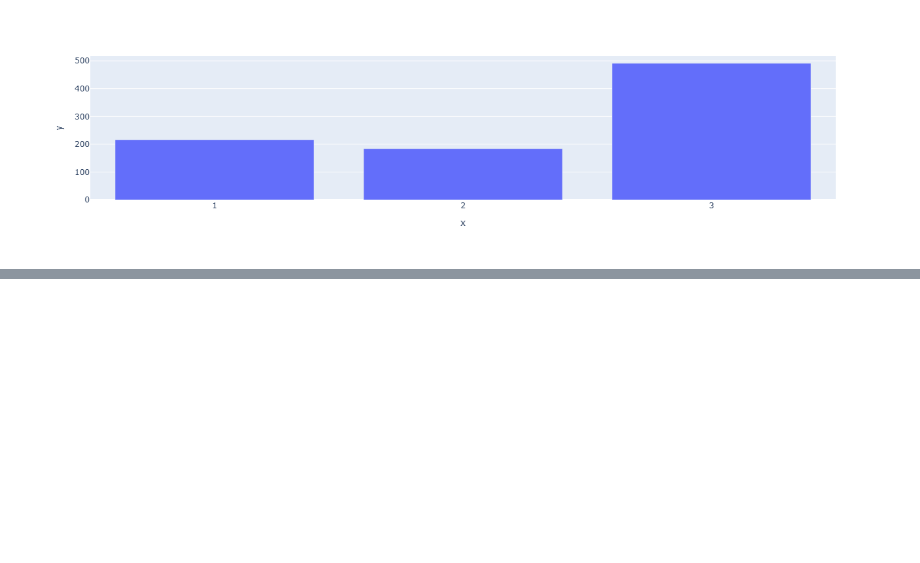
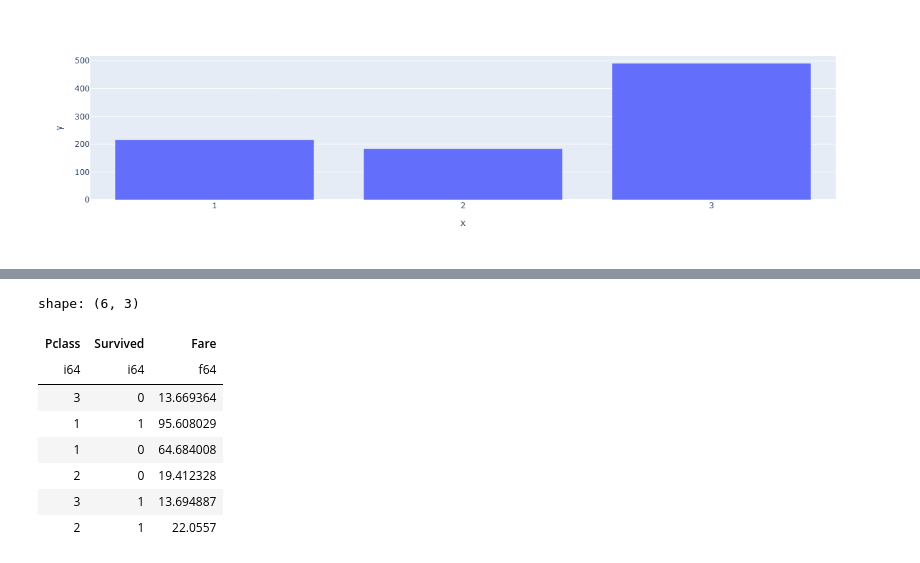
Before and after one commit to yukikitayama/data-analysis, a Jupyter notebook: polars/grouping_aggregation.ipynb, the cells around one changed output, grey strips where cells are left out. Drawn from its saved outputs; the diff is of its cells as text; code cells hidden in the pictures; blank space fills up the shorter version.

Commit message:
group_by

```diff
--- a/polars/grouping_aggregation.ipynb
+++ b/polars/grouping_aggregation.ipynb
@@ -400 +398,4 @@ SELECT [col("Pclass").value_counts()]
   PROJECT 1/12 COLUMNS
+# %%
+df = pl.read_csv(CSV_FILE)
+df.head(3)
@@ -400,0 +439,18 @@ SELECT [col("Pclass").value_counts()]
+# %%
+(
+    df
+    .group_by("Pclass", "Survived")
+    .agg(
+        pl.col("Fare").mean()
+    )
+)
+# %% [output]
+shape: (6, 3)
+| Pclass | Survived | Fare |
+| i64 | i64 | f64 |
+| 3 | 0 | 13.669364 |
+| 1 | 1 | 95.608029 |
+| 1 | 0 | 64.684008 |
+| 2 | 0 | 19.412328 |
+| 3 | 1 | 13.694887 |
+| 2 | 1 | 22.0557 |
```
Also changed, not shown: parts of 14 cells of this notebook, 1 other file.
